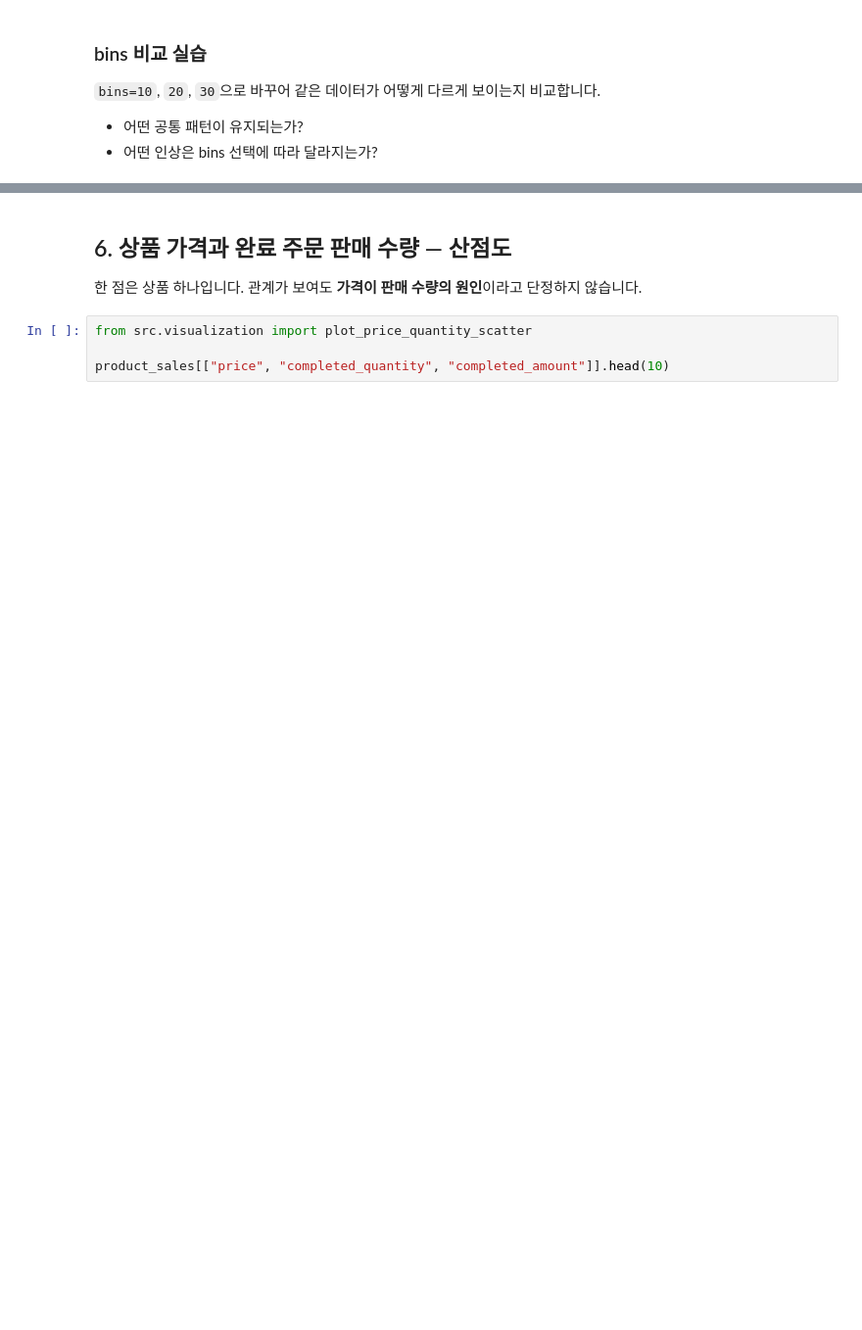
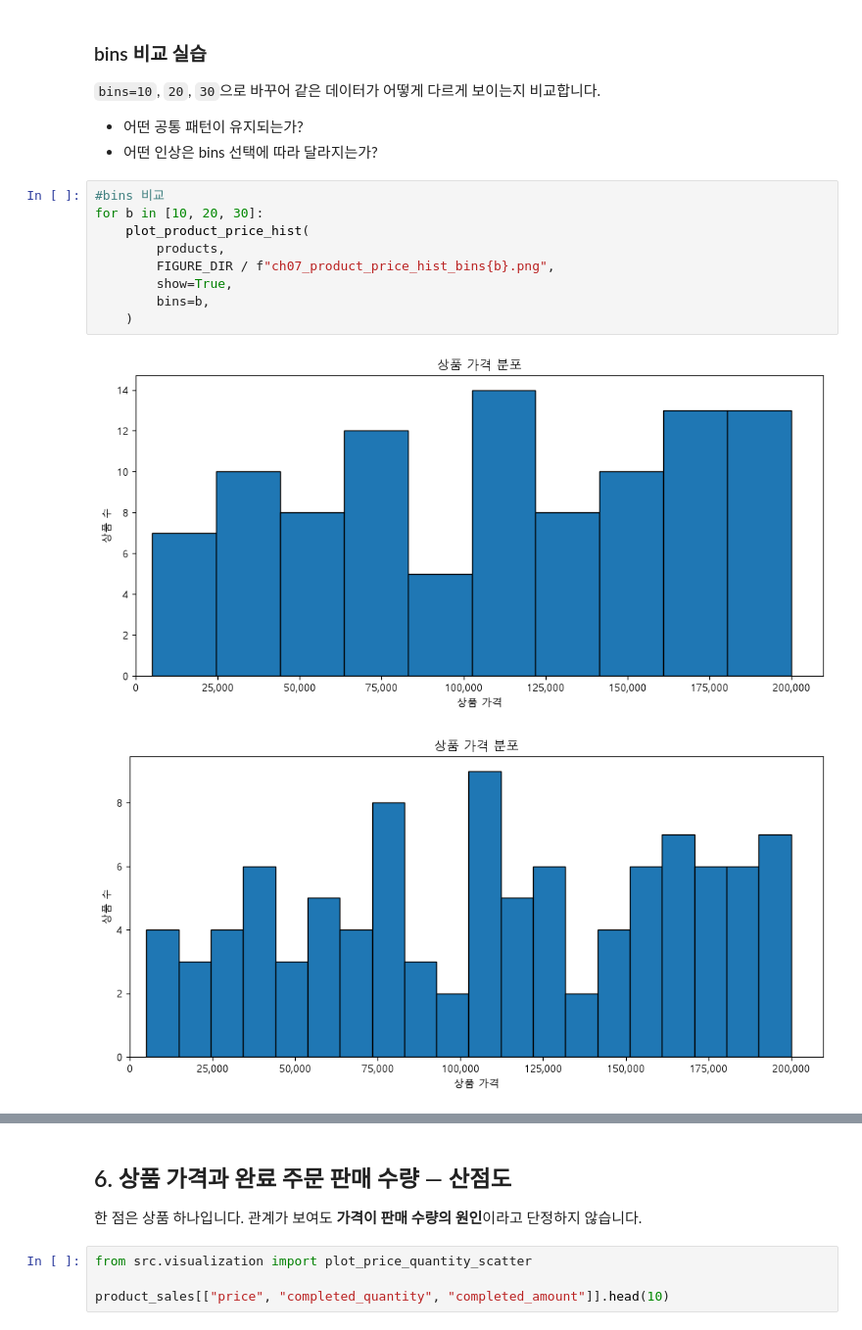
Before and after one commit to Chloe-Hyebin-Kim/llm-data-analysis-course, a Jupyter notebook: practice/chapter07/chapter07.ipynb, the cells around one changed output, grey strips where cells are left out. Shown at 98% size. Cells and saved outputs as stored; diff of their text form; blank space fills up the shorter version.

```diff
--- a/practice/chapter07/chapter07.ipynb
+++ b/practice/chapter07/chapter07.ipynb
@@ -169,3 +227,15 @@ price_hist_path
 
 - 어떤 공통 패턴이 유지되는가?
 - 어떤 인상은 bins 선택에 따라 달라지는가?
+# %%
+#bins 비교
+for b in [10, 20, 30]:
+    plot_product_price_hist(
+        products,
+        FIGURE_DIR / f"ch07_product_price_hist_bins{b}.png",
+        show=True,
+        bins=b,
+    )
+# %% [output]
+[figure, added]
+[figure, added]
```
Also changed, not shown: parts of 18 cells of this notebook, 13 other files.
